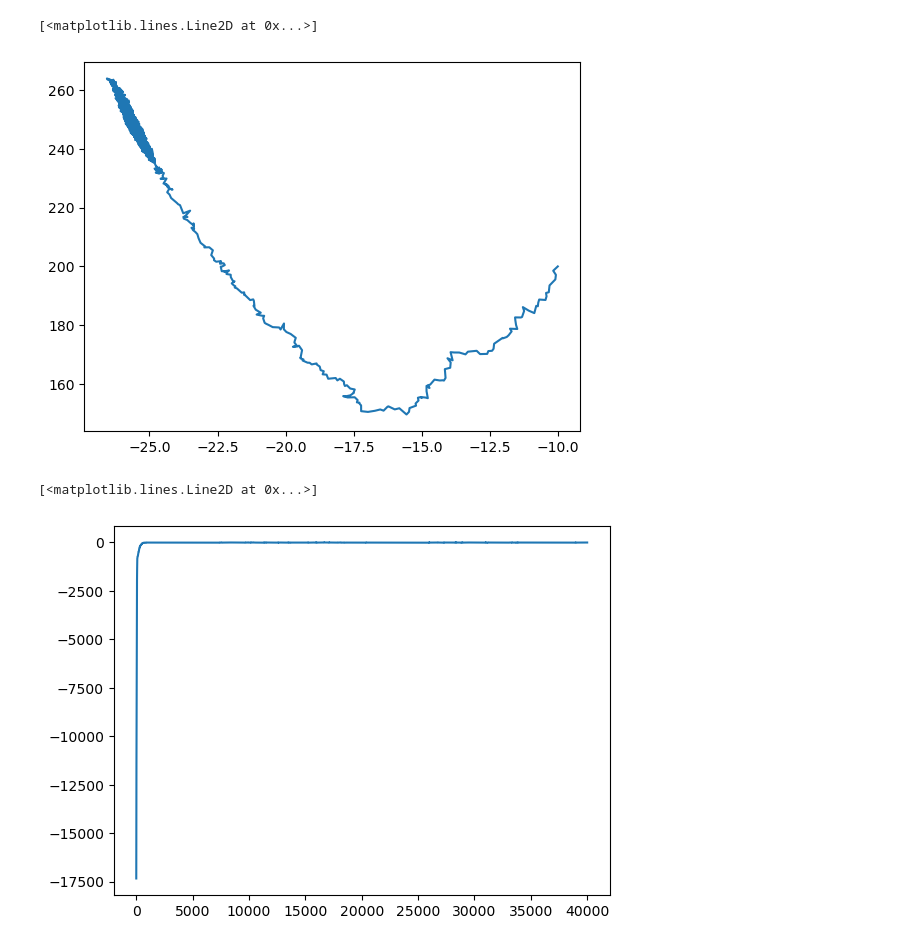
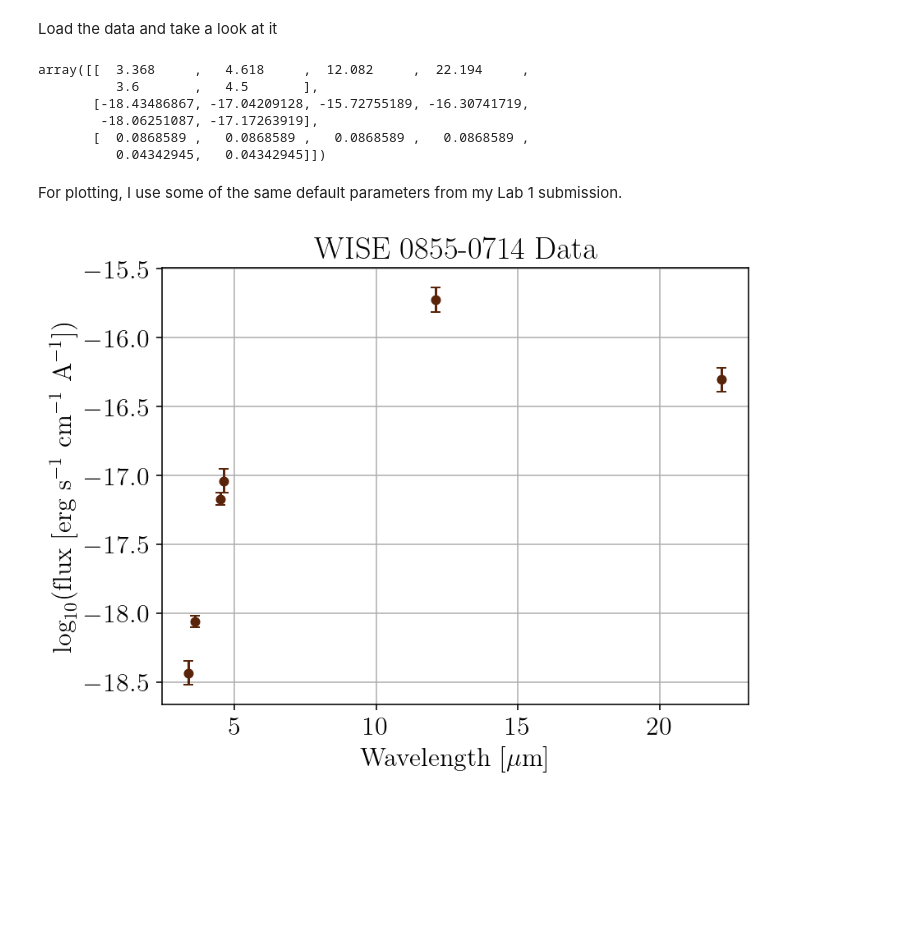
Before and after one commit to alchzh/astrostats, a Jupyter notebook: LAB2/LAB2.ipynb, the cells around one changed output. Cells and saved outputs as stored; diff of their text form; code cells hidden in the pictures; blank space fills up the shorter version.

Commit message:
Update LAB2 to final submission

```diff
--- a/LAB2/LAB2.ipynb
+++ b/LAB2/LAB2.ipynb
@@ -22 +22,64 @@ Table length=3
+# %% [markdown]
+Load the data and take a look at it
+# %%
+# Load the CSV as a simple numpy array for interoperability
+data = np.loadtxt(
+    "data.dat", # Replace this with the actual location of data.dat
+    skiprows=7,
+    dtype=np.float64,
+    unpack=True # We want each column to be contiguous, rather than each row
+)
+data
+# %% [output]
+array([[  3.368     ,   4.618     ,  12.082     ,  22.194     ,
+          3.6       ,   4.5       ],
+       [-18.43486867, -17.04209128, -15.72755189, -16.30741719,
+        -18.06251087, -17.17263919],
+       [  0.0868589 ,   0.0868589 ,   0.0868589 ,   0.0868589 ,
+          0.04342945,   0.04342945]])
+# %% [markdown]
+For plotting, I use some of the same default parameters from my Lab 1
+submission.
+# %%
+import matplotlib
+from cycler import cycler
+
+CUSTOM_PLOT_STYLE = {
+    "text.usetex": True,
+
+    "font.family": "serif",
+    "font.size": 16,
+
+    # Set some default sizes, so we don't need to include them in each call
+    "lines.markersize": 5,
+    "lines.linewidth": 1.5,
+    "errorbar.capsize": 3,
+
+    # Set savefig to use bbox_inches="tight" by default
+    "savefig.bbox": "tight",
+    "savefig.facecolor": "none",
+    "savefig.dpi": 300,
+
+    # Higher DPI for sharper inline images
+    "figure.dpi": 144
+}
+
+matplotlib.rcdefaults()
+matplotlib.rcParams.update(CUSTOM_PLOT_STYLE)
+# %%
+import matplotlib.pyplot as plt
+
+fig, ax = plt.subplots()
+ax.errorbar(data[0], data[1], yerr=data[2], fmt="o", color="#592409")
+ax.set_xlabel(r"Wavelength [$\mathrm{\mu m}$]")
+ax.set_ylabel(r"$\log_{10}$({f}lux [erg s$^{-1}$ cm$^{-1}$ A$^{-1}$])")
+ax.set_title("WISE 0855-0714 Data")
+ax.grid()
+
+fig.savefig("figures/data.png")
+fig.savefig("figures/data.svg")
+
+plt.show()
+# %% [output]
+[figure, added]
 # %%
@@ -93,12 +92,0 @@ state, log_likelihood = walk(log_likelihood_planck, (-10, 200), data["wavelength
-# %%
-import matplotlib.pyplot as plt
-
-plt.plot(*state.T)
-# %% [output]
-[<matplotlib.lines.Line2D at 0x...>]
-[figure, removed]
-# %%
-plt.plot(log_likelihood)
-# %% [output]
-[<matplotlib.lines.Line2D at 0x...>]
-[figure, removed]
```
Also changed, not shown: parts of 33 cells of this notebook.
